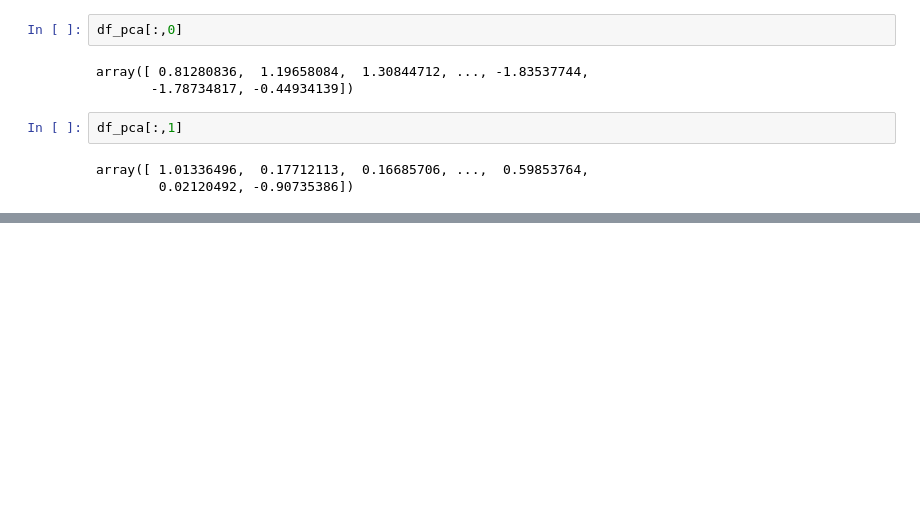
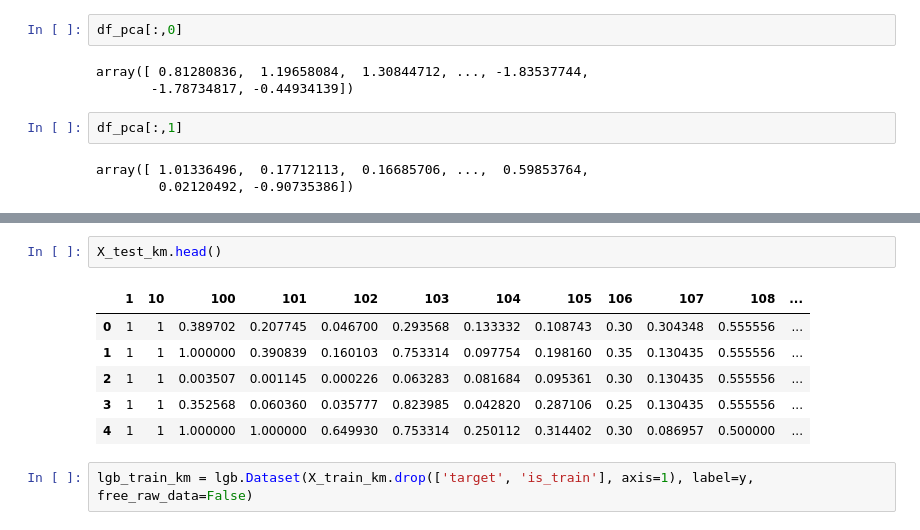
Before and after one commit to lyabakhP/ods_kpi, a Jupyter notebook: HW_7.ipynb, the cells around one changed output, grey strips where cells are left out. Saved outputs shown, nothing was run; the diff lists cells and outputs as text; blank space fills up the shorter version.

```diff
--- a/HW_7.ipynb
+++ b/HW_7.ipynb
@@ -298,0 +326,11 @@ pylab.show()
+# %%
+X_test_km.head()
+# %% [output]
+|  | 1 | 10 | 100 | 101 | 102 | 103 | 104 | 105 | 106 | 107 | 108 | ... |
+| 0 | 1 | 1 | 0.389702 | 0.207745 | 0.046700 | 0.293568 | 0.133332 | 0.108743 | 0.30 | 0.304348 | 0.555556 | ... |
+| 1 | 1 | 1 | 1.000000 | 0.390839 | 0.160103 | 0.753314 | 0.097754 | 0.198160 | 0.35 | 0.130435 | 0.555556 | ... |
+| 2 | 1 | 1 | 0.003507 | 0.001145 | 0.000226 | 0.063283 | 0.081684 | 0.095361 | 0.30 | 0.130435 | 0.555556 | ... |
+| 3 | 1 | 1 | 0.352568 | 0.060360 | 0.035777 | 0.823985 | 0.042820 | 0.287106 | 0.25 | 0.130435 | 0.555556 | ... |
+| 4 | 1 | 1 | 1.000000 | 1.000000 | 0.649930 | 0.753314 | 0.250112 | 0.314402 | 0.30 | 0.086957 | 0.500000 | ... |
+# %%
+lgb_train_km = lgb.Dataset(X_train_km.drop(['target', 'is_train'], axis=1), label=y, free_raw_data=False)
```
Also changed, not shown: parts of 61 cells of this notebook.
